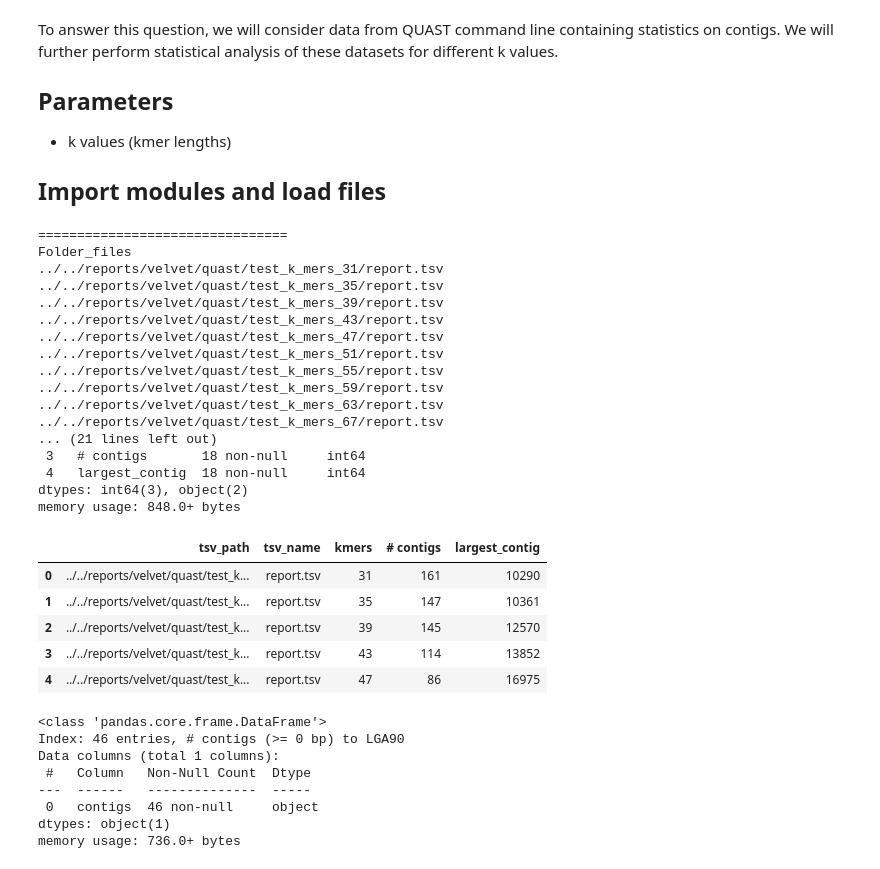
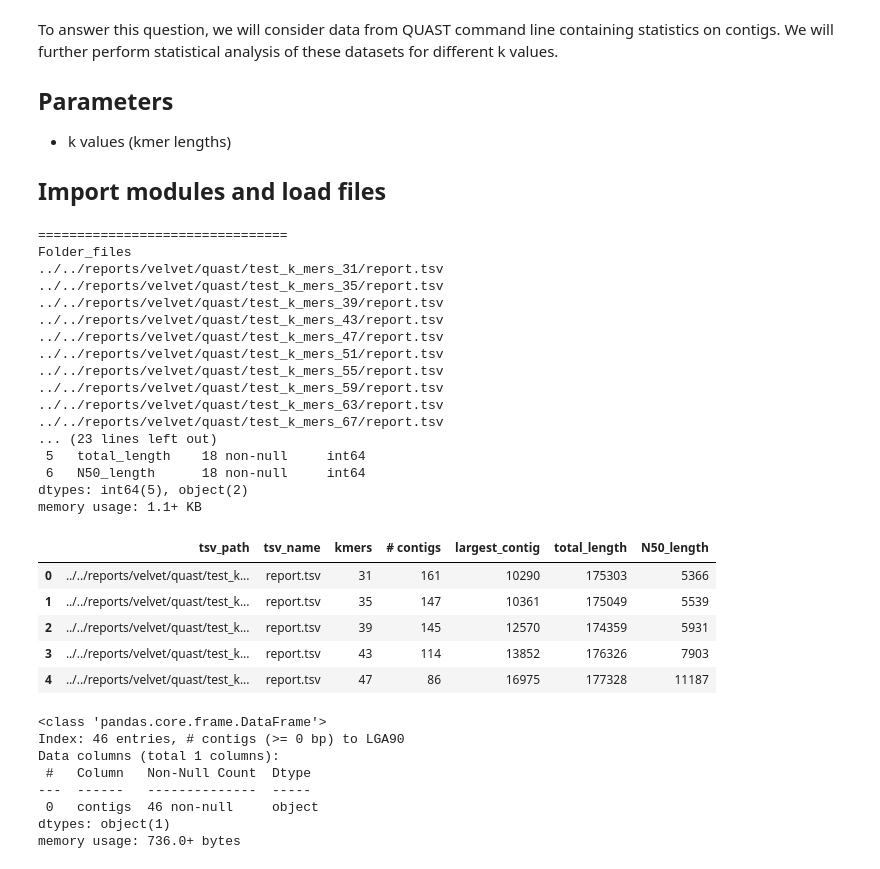
Before and after one commit to chloea31/personal_project, a Jupyter notebook: notebooks/velvet/Velvet_analysis.ipynb, the cells around one changed output. Drawn from its saved outputs; the diff is of its cells as text; code cells hidden in the pictures.

```diff
--- a/notebooks/velvet/Velvet_analysis.ipynb
+++ b/notebooks/velvet/Velvet_analysis.ipynb
@@ -42,6 +42,8 @@ for folder_file in folder_files:
     #nb_contigs = data_kmers_x[data_kmers_x["Assembly"] == "# contigs (>= 0 bp)"]
     nb_contigs = int(data_kmers_x.loc["# contigs (>= 0 bp)", "contigs"])
     largest_contig = int(data_kmers_x.loc["Largest contig", "contigs"])
+    total_length = int(data_kmers_x.loc["Total length", "contigs"])
+    N50 = int(data_kmers_x.loc["N50", "contigs"])
     if "/" in folder_file:
         new_folder_file = folder_file.split("/")[5]
         #print(new_folder_file)
@@ -51,44 +53,46 @@ for folder_file in folder_files:
     dict_tsv["tsv_path"] = folder_file
     dict_tsv["tsv_name"] = os.path.basename(folder_file)
     dict_tsv["kmers"] = int(kmers)
     dict_tsv["# contigs"] = nb_contigs
     dict_tsv["largest_contig"] = largest_contig
+    dict_tsv["total_length"] = total_length
+    dict_tsv["N50_length"] = N50
     list_tsv.append(dict_tsv)
 
 print("===============================")
 print("List tsv")
 print(list_tsv)
 #print(folder_files)
 
 print("===============================")
 print("Dataframe")
 df_ref = pd.DataFrame(data = list_tsv)
 df_ref.info()
 df_ref.head()
 # %% [output]
 ================================
 Folder_files
 ../../reports/velvet/quast/test_k_mers_31/report.tsv
 ../../reports/velvet/quast/test_k_mers_35/report.tsv
 ../../reports/velvet/quast/test_k_mers_39/report.tsv
 ../../reports/velvet/quast/test_k_mers_43/report.tsv
 ../../reports/velvet/quast/test_k_mers_47/report.tsv
 ../../reports/velvet/quast/test_k_mers_51/report.tsv
 ../../reports/velvet/quast/test_k_mers_55/report.tsv
 ../../reports/velvet/quast/test_k_mers_59/report.tsv
 ../../reports/velvet/quast/test_k_mers_63/report.tsv
 ../../reports/velvet/quast/test_k_mers_67/report.tsv
-... (21 lines left out)
- 3   # contigs       18 non-null     int64
- 4   largest_contig  18 non-null     int64
-dtypes: int64(3), object(2)
-memory usage: 848.0+ bytes
+... (23 lines left out)
+ 5   total_length    18 non-null     int64
+ 6   N50_length      18 non-null     int64
+dtypes: int64(5), object(2)
+memory usage: 1.1+ KB
-|  | tsv_path | tsv_name | kmers | # contigs | largest_contig |
-| 0 | ../../reports/velvet/quast/test_k... | report.tsv | 31 | 161 | 10290 |
-| 1 | ../../reports/velvet/quast/test_k... | report.tsv | 35 | 147 | 10361 |
-| 2 | ../../reports/velvet/quast/test_k... | report.tsv | 39 | 145 | 12570 |
-| 3 | ../../reports/velvet/quast/test_k... | report.tsv | 43 | 114 | 13852 |
-| 4 | ../../reports/velvet/quast/test_k... | report.tsv | 47 | 86 | 16975 |
+|  | tsv_path | tsv_name | kmers | # contigs | largest_contig | total_length | N50_length |
+| 0 | ../../reports/velvet/quast/test_k... | report.tsv | 31 | 161 | 10290 | 175303 | 5366 |
+| 1 | ../../reports/velvet/quast/test_k... | report.tsv | 35 | 147 | 10361 | 175049 | 5539 |
+| 2 | ../../reports/velvet/quast/test_k... | report.tsv | 39 | 145 | 12570 | 174359 | 5931 |
+| 3 | ../../reports/velvet/quast/test_k... | report.tsv | 43 | 114 | 13852 | 176326 | 7903 |
+| 4 | ../../reports/velvet/quast/test_k... | report.tsv | 47 | 86 | 16975 | 177328 | 11187 |
 # %%
 data_31 = pd.read_csv("../../reports/velvet/quast/test_k_mers_31/report.tsv", sep = "\t", index_col = 0)
 data_31.info()
```
Also changed, not shown: parts of 2 cells of this notebook, 1 other file.
